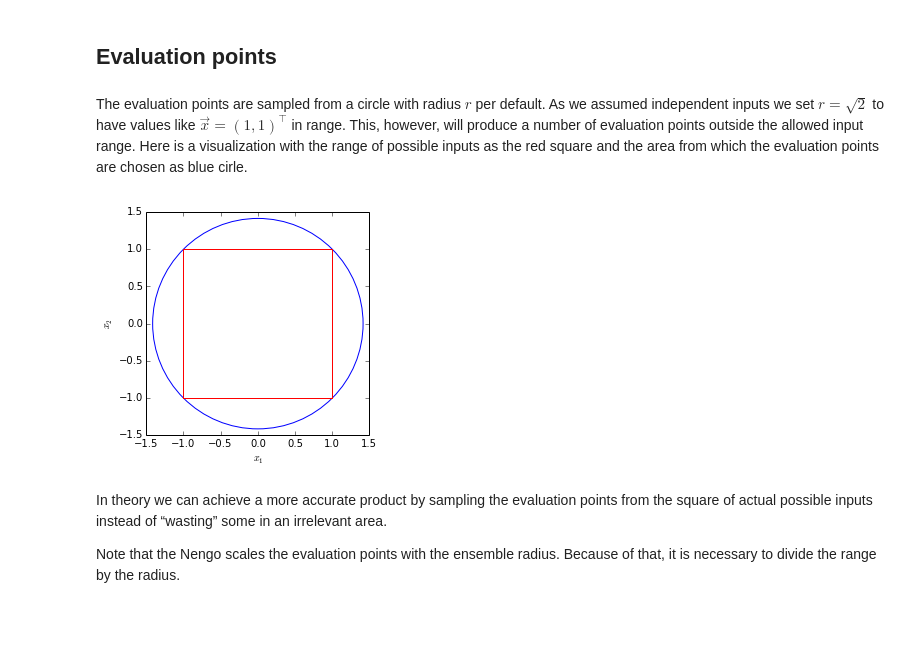
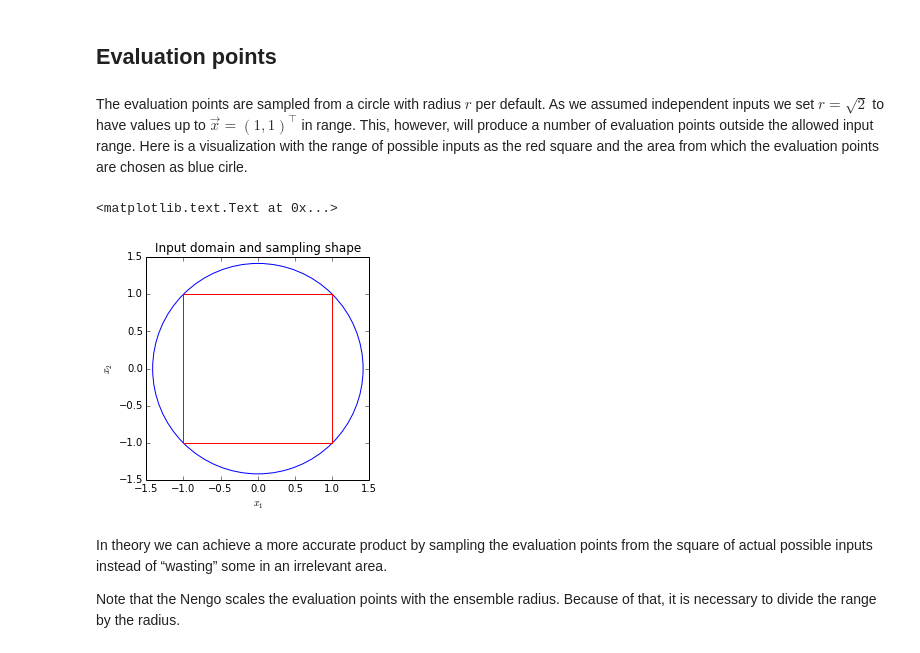
Before and after one commit to ctn-archive/technical-reports, a Jupyter notebook: Precise-multiplications-with-the-NEF.ipynb, the cells around one changed output. Saved outputs shown, nothing was run; the diff lists cells and outputs as text; code cells hidden in the pictures; blank space fills up the shorter version.

```diff
--- a/Implementing-multiplications-in-the-NEF.ipynb
+++ b/Precise-multiplications-with-the-NEF.ipynb
@@ -264,17 +274,19 @@ Improvement by 59% (p < 0.001).
 # %% [markdown]
 ## Evaluation points
 # %% [markdown]
-The evaluation points are sampled from a circle with radius $r$ per default. As we assumed independent inputs we set $r = \sqrt{2}$ to have values like $\vec x = (1, 1)^{\top}$ in range. This, however, will produce a number of evaluation points outside the allowed input range. Here is a visualization with the range of possible inputs as the red square and the area from which the evaluation points are chosen as blue cirle.
+The evaluation points are sampled from a circle with radius $r$ per default. As we assumed independent inputs we set $r = \sqrt{2}$ to have values up to $\vec x = (1, 1)^{\top}$ in range. This, however, will produce a number of evaluation points outside the allowed input range. Here is a visualization with the range of possible inputs as the red square and the area from which the evaluation points are chosen as blue cirle.
 # %%
 plt.subplot(1, 1, 1, aspect='equal')
 plt.gca().add_artist(plt.Circle([0, 0], radius=np.sqrt(2), fill=False, color='b'))
 plt.gca().add_artist(plt.Rectangle([-1, -1], 2, 2, fill=False, color='r'))
 plt.xlabel("$x_1$")
 plt.ylabel("$x_2$")
 plt.xlim(-1.5, 1.5)
 plt.ylim(-1.5, 1.5);
+plt.title("Input domain and sampling shape")
 # %% [output]
+<matplotlib.text.Text at 0x...>
-[figure, old version]
+[figure, new version]
 # %% [markdown]
 In theory we can achieve a more accurate product by sampling the evaluation points from the square of actual possible inputs instead of “wasting” some in an irrelevant area.
 
```
Also changed, not shown: parts of 50 cells of this notebook.
